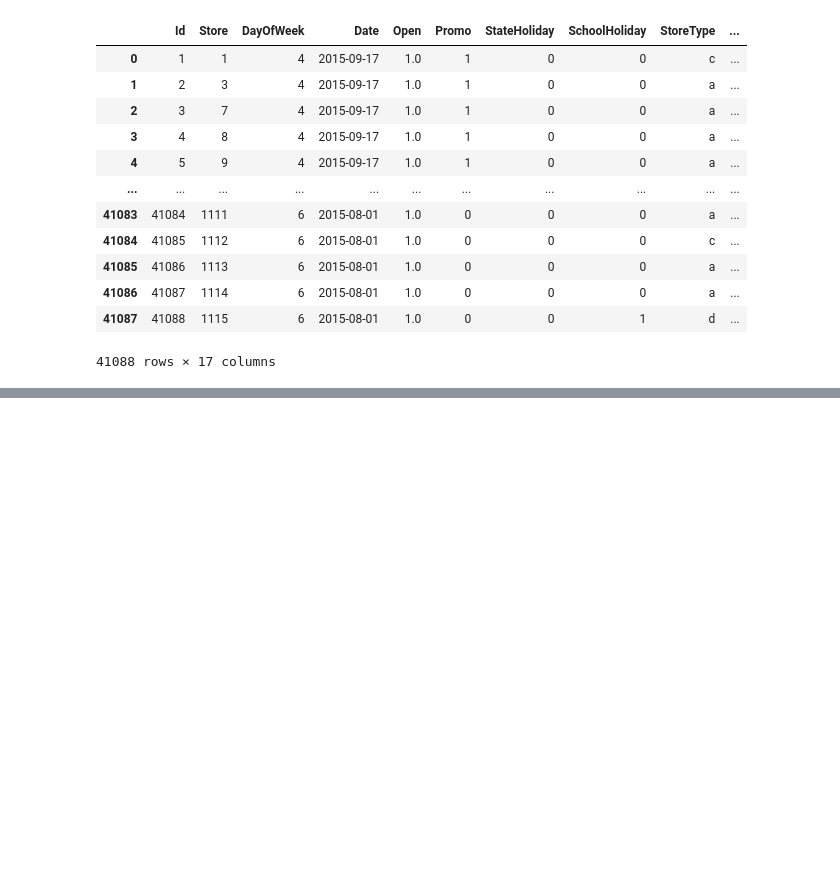
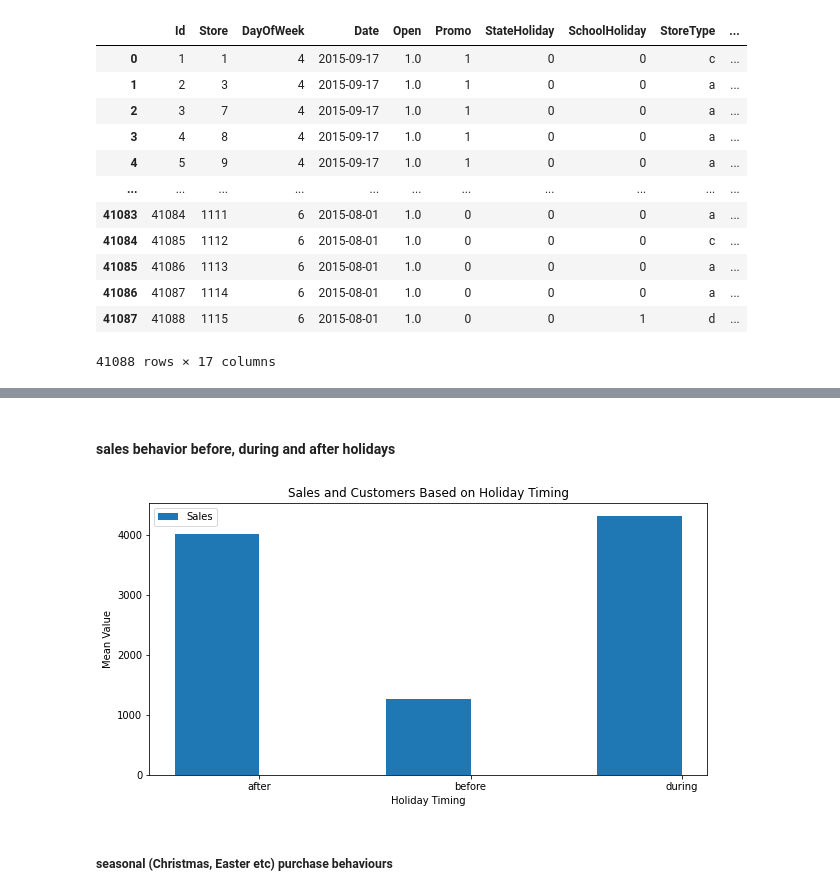
Before and after one commit to RYees/Pharmaceutical_Sales_prediction, a Jupyter notebook: notebooks/Exploration_data_analysis.ipynb, the cells around one changed output, grey strips where cells are left out. Drawn from its saved outputs; the diff is of its cells as text; code cells hidden in the pictures; blank space fills up the shorter version.

```diff
--- a/notebooks/Exploration_data_analysis.ipynb
+++ b/notebooks/Exploration_data_analysis.ipynb
@@ -137,0 +291,61 @@ test_store
+# %% [markdown]
+#### sales behavior before, during and after holidays
+# %%
+# Considering christmas lasts for 12 days, Easter for 50 days and public holidays for 1 day.
+# And considering before and after periods to be 5 less and 5 more days before and after the holiday for christmas
+# and 10 days for Easter
+# And 3 days for public holiday
+# get state holiday list
+#a = public holiday, b = Easter holiday, c = Christmas, 0 = None
+def affect_list(change_list, interval, duration, index):
+    start_pt = int(index-duration/2) - interval
+    try:
+        for index in range(start_pt, start_pt + interval):
+            change_list[index] = 'before'
+        for index in range(start_pt + interval, start_pt + interval + duration):
+            change_list[index] = 'during'
+        for index in range(start_pt + interval + duration, start_pt + interval + duration + interval):
+            change_list[index] = 'after'
+    except:
+        pass
+
+    return change_list
+
+
+state_holiday_list = train_store['StateHoliday'].values.tolist()
+def modify_holiday_list(holiday_list:list) -> list:
+    new_index = ["neither"] * len(holiday_list)
+    for index , value in enumerate(holiday_list):
+        if value == 'a': #public holiday
+            affect_list(new_index, 3, 1, index)
+        elif value == 'b': #Easter
+            affect_list(new_index, 10, 50, index)
+        elif value == 'c': # christmas
+            affect_list(new_index, 5, 12, index)
+        else:
+            pass
+
+    return new_index
+
+sales_timing_list = modify_holiday_list(state_holiday_list)
+timing_added_df = train_store.loc[:,['Sales','Customers']]
+timing_added_df['HolidayTiming'] = sales_timing_list
+grouped_timing = timing_added_df.groupby('HolidayTiming').agg(
+    {'Sales': 'mean', 'Customers': 'mean'})
+grouped_timing = grouped_timing.iloc[:3, :]
+
+plt.figure(figsize=(10,5))
+X_axis = np.arange(len(grouped_timing.index))
+plt.bar(X_axis - 0.2, grouped_timing['Sales'], 0.4, label='Sales')
+# plt.bar(X_axis + 0.2, grouped_timing['Customers'], 0.4, label='Customers')
+
+plt.xticks(X_axis, grouped_timing.index)
+plt.xlabel("Holiday Timing")
+plt.ylabel("Mean Value")
+plt.title("Sales and Customers Based on Holiday Timing")
+plt.legend()
+plt.savefig('../data/holidaytiming.png')
+# %% [output]
+[figure, added]
+# %% [markdown]
+#####  seasonal (Christmas, Easter etc) purchase behaviours
```
Also changed, not shown: parts of 56 cells of this notebook, 3 other files.
